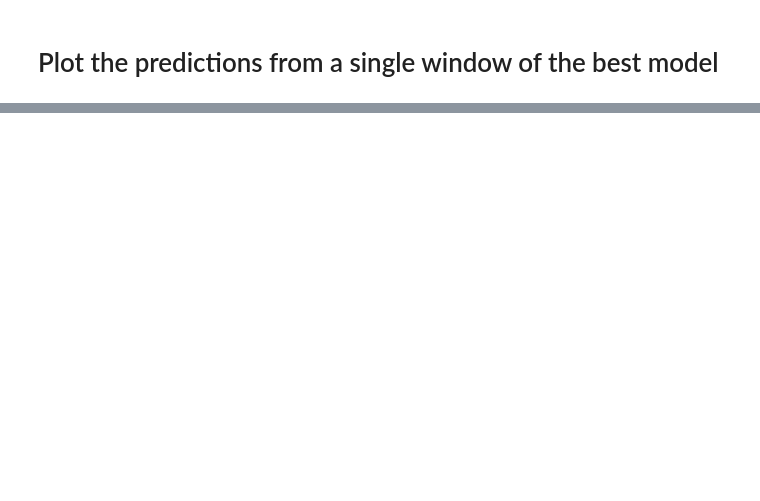
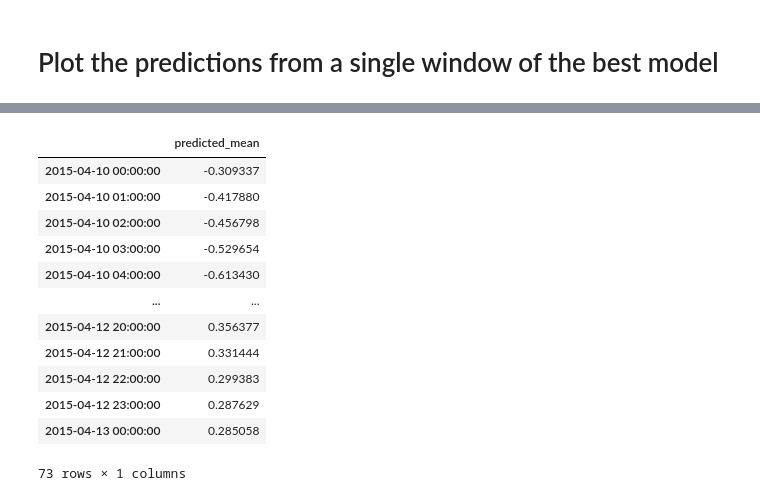
Before and after one commit to Divixity/Datavidenskab-P6, a Jupyter notebook: Development/ARIMA_producing_sliding.ipynb, the cells around one changed output, grey strips where cells are left out. Saved outputs shown, nothing was run; the diff lists cells and outputs as text; code cells hidden in the pictures; blank space fills up the shorter version.

```diff
--- a/Development/ARIMA_producing_sliding.ipynb
+++ b/Development/ARIMA_producing_sliding.ipynb
@@ -134 +167,28 @@ print(round(SARIMAX_RMSE, 5))
+# %%
+model = SARIMAX(endog=data["Generated Energy"][data.index[start_train: end_train]],
+                exog=data[condition_columns][start_train : end_train],
+                trend='n',
+                order=(4,0,0),
+                seasonal_order=(0,1,2,24))\
+    .fit(low_memory=True, disp=False, full_output=False)
+
+predictions = pd.DataFrame(model.predict(start=data.index[start_test],
+                                         end=data.index[end_test],
+                                         exog=data[condition_columns][start_test: end_test + 1]))
+# %%
+predictions
+# %% [output]
+|  | predicted_mean |
+| 2015-04-10 00:00:00 | -0.309337 |
+| 2015-04-10 01:00:00 | -0.417880 |
+| 2015-04-10 02:00:00 | -0.456798 |
+| 2015-04-10 03:00:00 | -0.529654 |
+| 2015-04-10 04:00:00 | -0.613430 |
+| ... | ... |
+| 2015-04-12 20:00:00 | 0.356377 |
+| 2015-04-12 21:00:00 | 0.331444 |
+| 2015-04-12 22:00:00 | 0.299383 |
+| 2015-04-12 23:00:00 | 0.287629 |
+| 2015-04-13 00:00:00 | 0.285058 |
+73 rows × 1 columns
 # %%
```
Also changed, not shown: parts of 9 cells of this notebook, 4 other files.
